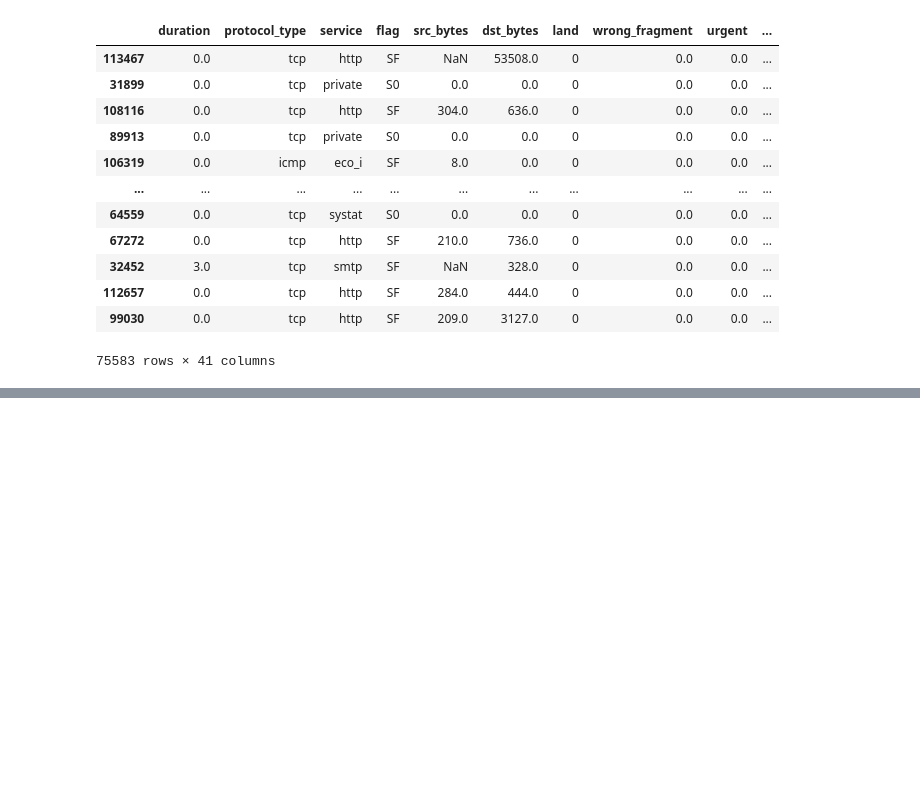
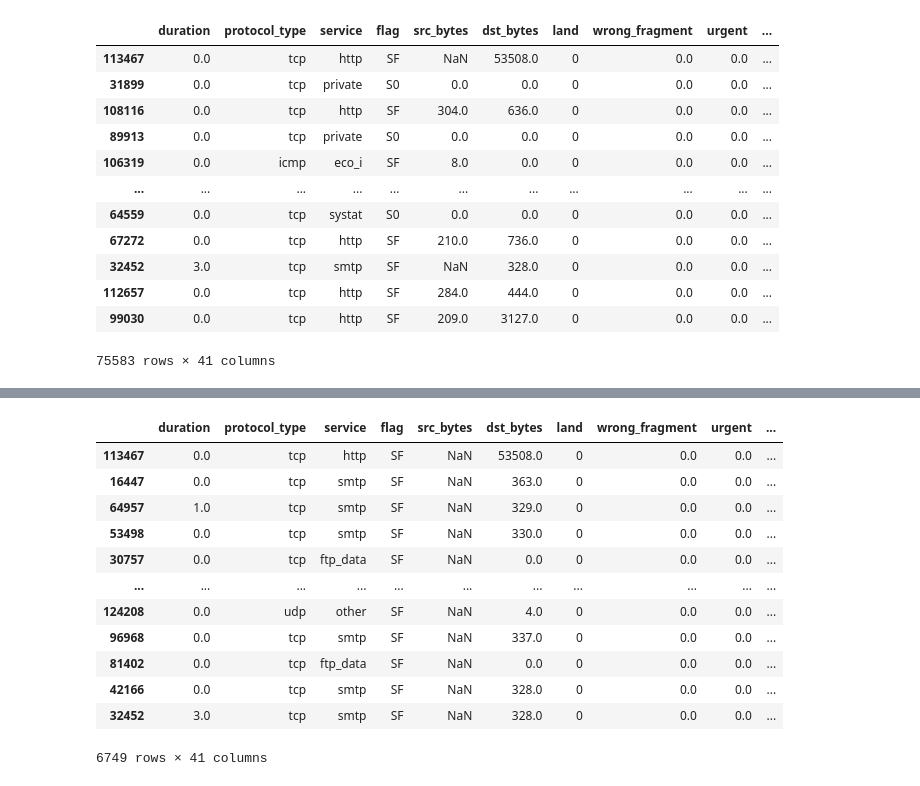
Before and after one commit to FRANCISCODANIEL03/Simulacion, a Jupyter notebook: 8.-Preparacion_del_DataSet.ipynb, the cells around one changed output, grey strips where cells are left out. Cells and saved outputs as stored; diff of their text form; code cells hidden in the pictures; blank space fills up the shorter version.

```diff
--- a/8.-Preparacion_del_DataSet.ipynb
+++ b/8.-Preparacion_del_DataSet.ipynb
@@ -103,0 +131,18 @@ x_train
+# %%
+# Seleccionar las filas que contengan valores nulos
+fila_valores_nulos = x_train[x_train.isnull().any(axis = 1)]
+fila_valores_nulos
+# %% [output]
+|  | duration | protocol_type | service | flag | src_bytes | dst_bytes | land | wrong_fragment | urgent | ... |
+| 113467 | 0.0 | tcp | http | SF | NaN | 53508.0 | 0 | 0.0 | 0.0 | ... |
+| 16447 | 0.0 | tcp | smtp | SF | NaN | 363.0 | 0 | 0.0 | 0.0 | ... |
+| 64957 | 1.0 | tcp | smtp | SF | NaN | 329.0 | 0 | 0.0 | 0.0 | ... |
+| 53498 | 0.0 | tcp | smtp | SF | NaN | 330.0 | 0 | 0.0 | 0.0 | ... |
+| 30757 | 0.0 | tcp | ftp_data | SF | NaN | 0.0 | 0 | 0.0 | 0.0 | ... |
+| ... | ... | ... | ... | ... | ... | ... | ... | ... | ... | ... |
+| 124208 | 0.0 | udp | other | SF | NaN | 4.0 | 0 | 0.0 | 0.0 | ... |
+| 96968 | 0.0 | tcp | smtp | SF | NaN | 337.0 | 0 | 0.0 | 0.0 | ... |
+| 81402 | 0.0 | tcp | ftp_data | SF | NaN | 0.0 | 0 | 0.0 | 0.0 | ... |
+| 42166 | 0.0 | tcp | smtp | SF | NaN | 328.0 | 0 | 0.0 | 0.0 | ... |
+| 32452 | 3.0 | tcp | smtp | SF | NaN | 328.0 | 0 | 0.0 | 0.0 | ... |
+6749 rows × 41 columns
```
Also changed, not shown: parts of 2 cells of this notebook.
